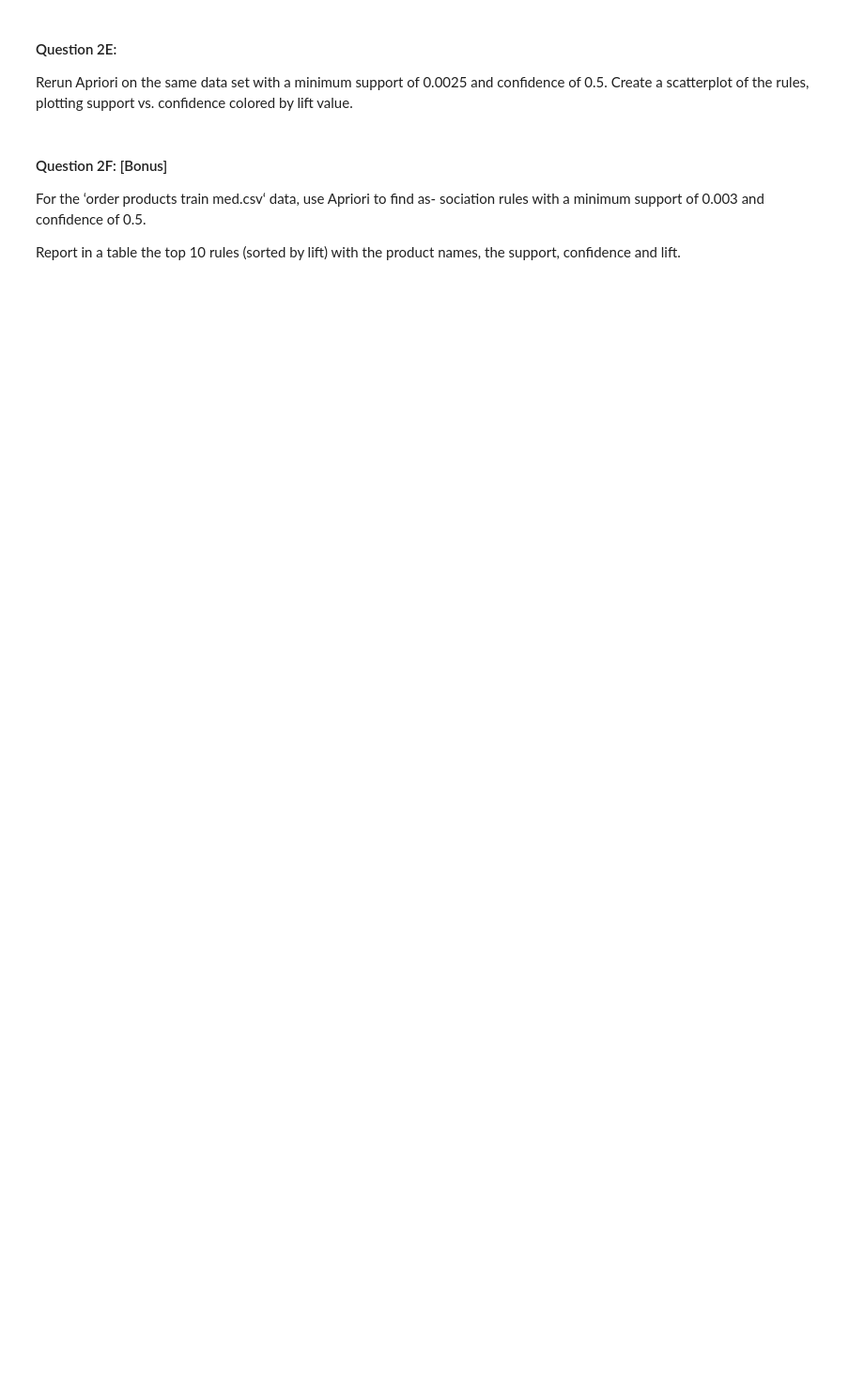
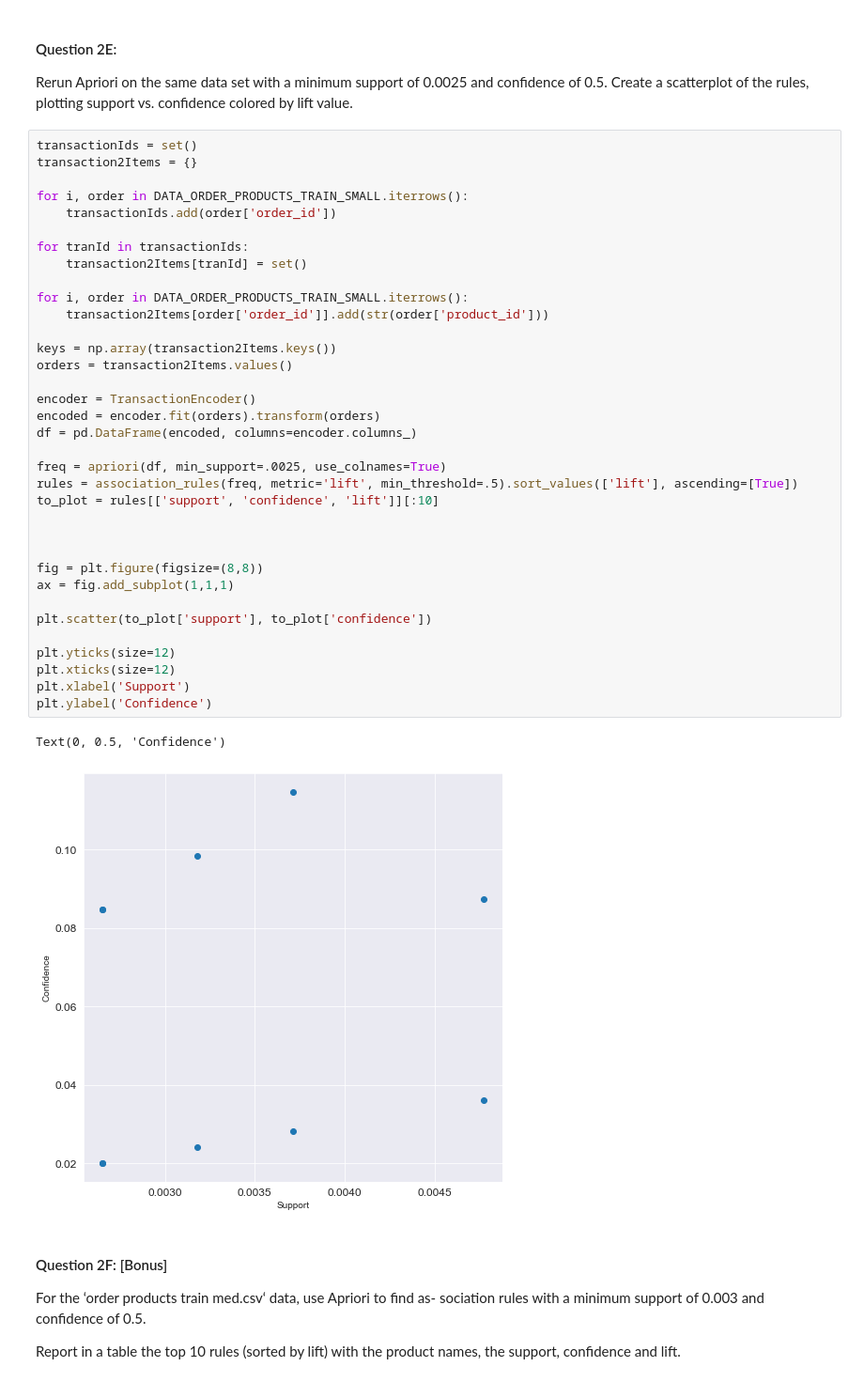
Before and after one commit to DevvyDont/DataMining, a Jupyter notebook: A5/A5_Group_Zamorano.ipynb, the cells around one changed output. Shown: that part at 94% size. Cells and saved outputs as stored; diff of their text form; blank space fills up the shorter version.

```diff
--- a/A5/A5_Group_Zamorano.ipynb
+++ b/A5/A5_Group_Zamorano.ipynb
@@ -41,6 +162,44 @@ Report in a table the top 10 rules (sorted by lift) with the product names, the
 Rerun Apriori on the same data set with a minimum support of 0.0025 and
 confidence of 0.5.
 Create a scatterplot of the rules, plotting support vs. confidence colored by lift value.
+# %%
+transactionIds = set()
+transaction2Items = {}
+
+for i, order in DATA_ORDER_PRODUCTS_TRAIN_SMALL.iterrows():
+    transactionIds.add(order['order_id'])
+
+for tranId in transactionIds:
+    transaction2Items[tranId] = set()
+
+for i, order in DATA_ORDER_PRODUCTS_TRAIN_SMALL.iterrows():
+    transaction2Items[order['order_id']].add(str(order['product_id']))
+
+keys = np.array(transaction2Items.keys())
+orders = transaction2Items.values()
+
+encoder = TransactionEncoder()
+encoded = encoder.fit(orders).transform(orders)
+df = pd.DataFrame(encoded, columns=encoder.columns_)
+
+freq = apriori(df, min_support=.0025, use_colnames=True)
+rules = association_rules(freq, metric='lift', min_threshold=.5).sort_values(['lift'], ascending=[True])
+to_plot = rules[['support', 'confidence', 'lift']][:10]
+
+
+
+fig = plt.figure(figsize=(8,8))
+ax = fig.add_subplot(1,1,1)
+
+plt.scatter(to_plot['support'], to_plot['confidence'])
+
+plt.yticks(size=12)
+plt.xticks(size=12)
+plt.xlabel('Support')
+plt.ylabel('Confidence')
+# %% [output]
+Text(0, 0.5, 'Confidence')
+[figure, added]
 # %% [markdown]
 #### Question 2F: [Bonus]
 For the ‘order products train med.csv‘ data, use Apriori to find as-
```
Also changed, not shown: parts of 8 cells of this notebook, 6 other files.
